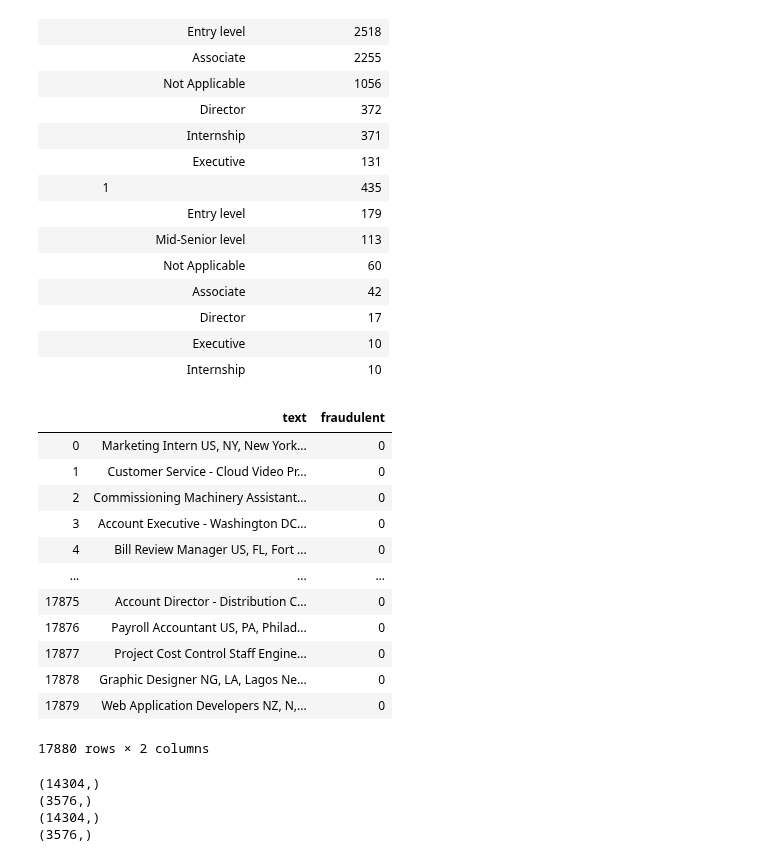
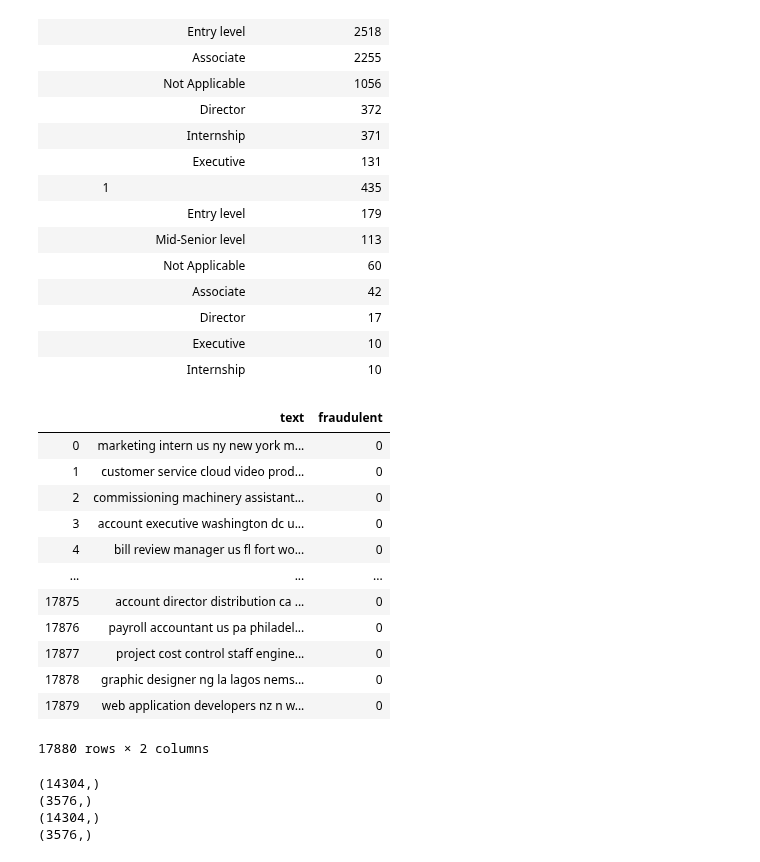
Before and after one commit to OlgaAlto/Fake-job-ads, a Jupyter notebook: fake job ads.ipynb, the cells around one changed output. Cells and saved outputs as stored; diff of their text form; code cells hidden in the pictures.

Commit message:
Add files via upload
Work with data cleaning before creating models:
- convert the text to lower case;
- remove punctuations from the columns of the dataframe.

```diff
--- a/fake job ads.ipynb
+++ b/fake job ads.ipynb
@@ -253,23 +253,26 @@ df.groupby('fraudulent').agg({'required_experience': 'value_counts'})
 |  | Director | 17 |
 |  | Executive | 10 |
 |  | Internship | 10 |
-# %%
-df_text_and_fraudulent = df[['text', 'fraudulent']]
-df_text_and_fraudulent
-# %% [output]
-|  | text | fraudulent |
-| 0 | Marketing Intern US, NY, New York... | 0 |
-| 1 | Customer Service - Cloud Video Pr... | 0 |
-| 2 | Commissioning Machinery Assistant... | 0 |
-| 3 | Account Executive - Washington DC... | 0 |
-| 4 | Bill Review Manager US, FL, Fort ... | 0 |
-| ... | ... | ... |
-| 17875 | Account Director - Distribution C... | 0 |
-| 17876 | Payroll Accountant US, PA, Philad... | 0 |
-| 17877 | Project Cost Control Staff Engine... | 0 |
-| 17878 | Graphic Designer NG, LA, Lagos Ne... | 0 |
-| 17879 | Web Application Developers NZ, N,... | 0 |
-17880 rows × 2 columns
+# %%
+df_text_and_fraudulent = df[['text', 'fraudulent']]
+
+# to lower case the text, remove punctuations from the column of the dataframe
+df_text_and_fraudulent.loc[:, 'text'] = df_text_and_fraudulent['text'].str.lower().str.replace('[^\w\s]','')
+df_text_and_fraudulent
+# %% [output]
+|  | text | fraudulent |
+| 0 | marketing intern us ny new york m... | 0 |
+| 1 | customer service cloud video prod... | 0 |
+| 2 | commissioning machinery assistant... | 0 |
+| 3 | account executive washington dc u... | 0 |
+| 4 | bill review manager us fl fort wo... | 0 |
+| ... | ... | ... |
+| 17875 | account director distribution ca ... | 0 |
+| 17876 | payroll accountant us pa philadel... | 0 |
+| 17877 | project cost control staff engine... | 0 |
+| 17878 | graphic designer ng la lagos nems... | 0 |
+| 17879 | web application developers nz n w... | 0 |
+17880 rows × 2 columns
 # %%
 # PART 2. Naive Bayes classifier
 X_train,X_test,y_train,y_test = train_test_split(df_text_and_fraudulent["text"],df_text_and_fraudulent["fraudulent"], test_size = 0.2, random_state = 10)
```
Also changed, not shown: parts of 11 cells of this notebook.
